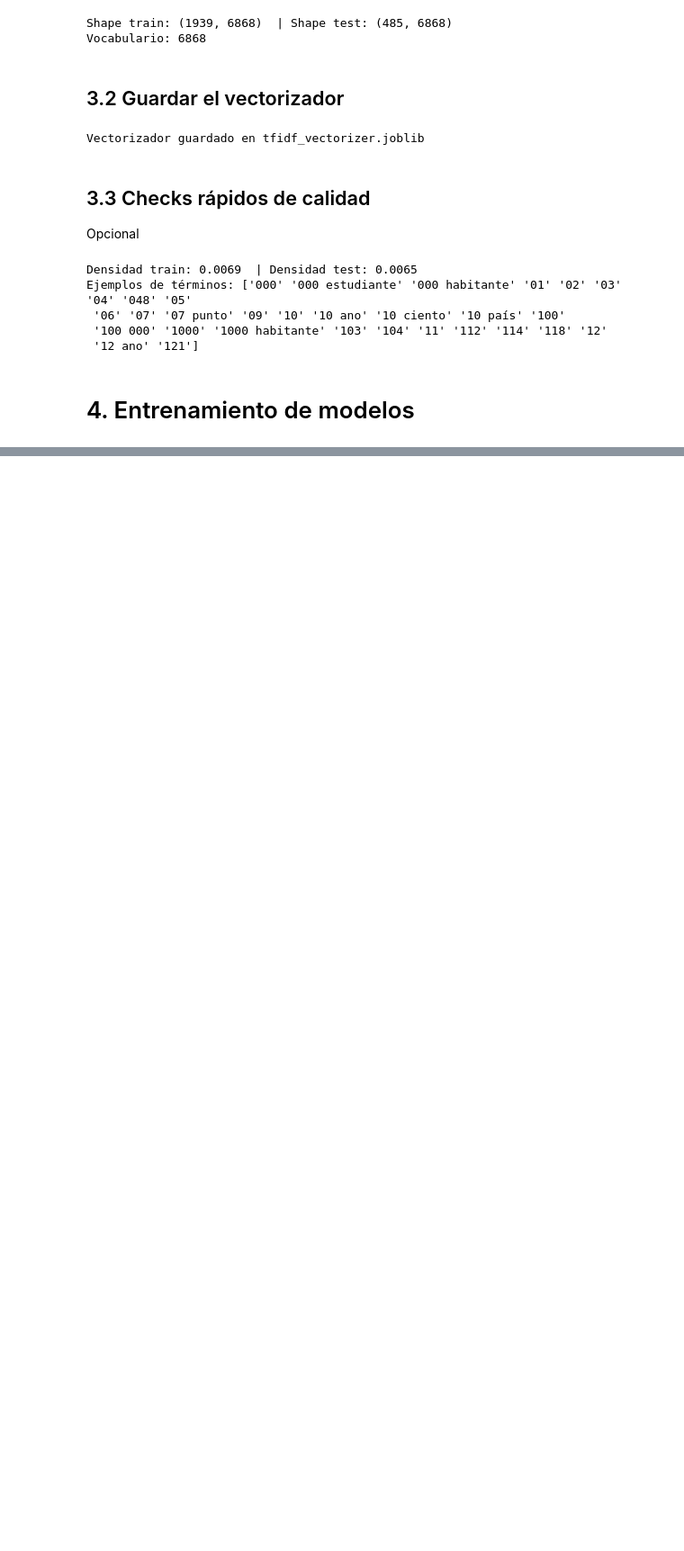
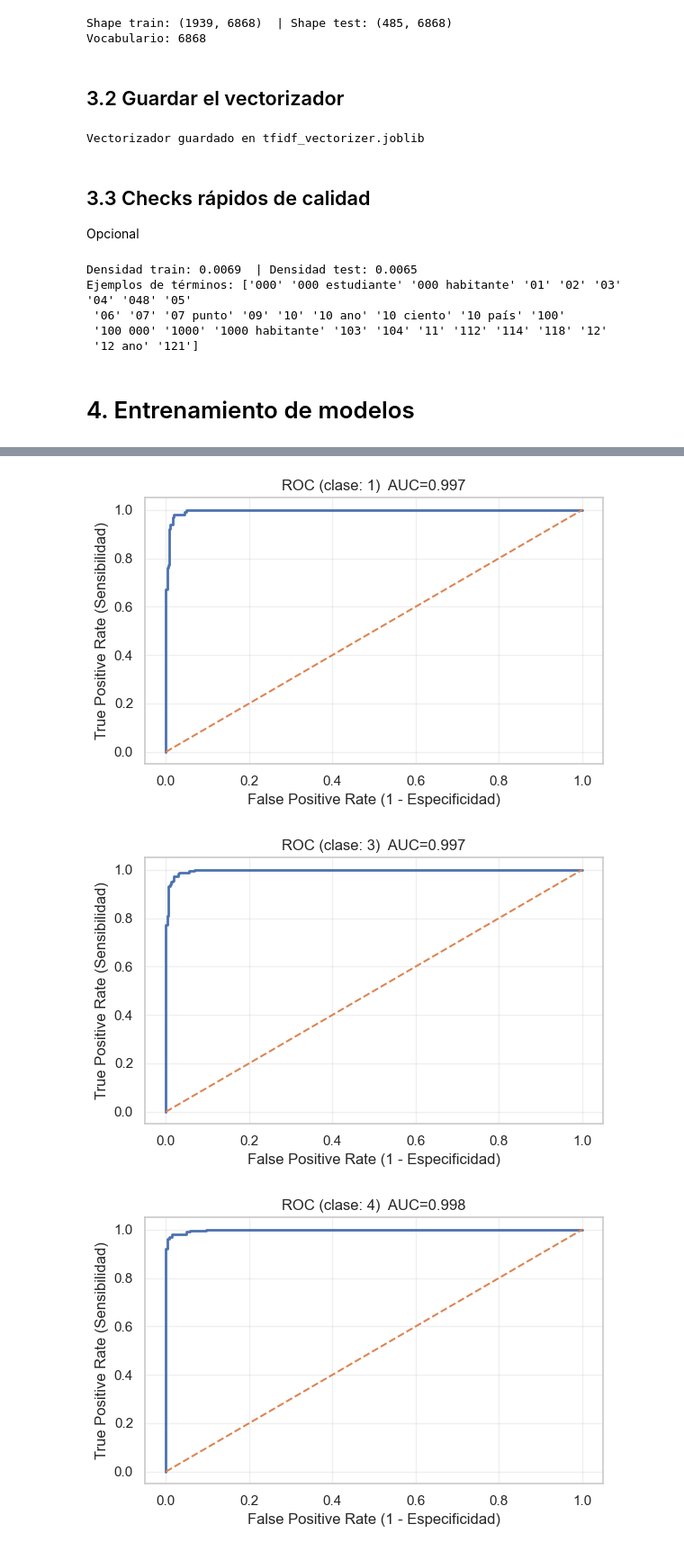
Before and after one commit to BI-2025-02/Proyecto-1-Etapa-1, a Jupyter notebook: P1_E1_V.1.0.ipynb, the cells around one changed output, grey strips where cells are left out. Shown at 90% size. Cells and saved outputs as stored; diff of their text form; code cells hidden in the pictures; blank space fills up the shorter version.

```diff
--- a/P1_E1_V.1.0.ipynb
+++ b/P1_E1_V.1.0.ipynb
@@ -491,0 +593,58 @@ Ejemplos de términos: ['000' '000 estudiante' '000 habitante' '01' '02' '03' '0
+# %%
+from sklearn.metrics import roc_curve, auc, roc_auc_score
+# Elige la X correcta
+X_eval = X_val_tfidf if 'X_val_tfidf' in globals() else X_val
+
+classes = logreg.classes_
+y_score = get_scores(logreg, X_eval)              # (n_muestras, n_clases)
+y_bin   = label_binarize(y_val, classes=classes)  # one-vs-rest
+
+# ROC por clase
+aucs = []
+for i, cls in enumerate(classes):
+    # si no hay positivos para esa clase en y_val, se omite
+    if y_bin[:, i].sum() == 0:
+        print(f"Clase {cls}: no hay positivos en y_val; se omite la curva.")
+        continue
+
+    fpr, tpr, _ = roc_curve(y_bin[:, i], y_score[:, i])
+    auc_i = auc(fpr, tpr)
+    aucs.append((cls, auc_i))
+
+    plt.figure(figsize=(6,4))
+    plt.plot(fpr, tpr, linewidth=2)
+    plt.plot([0,1], [0,1], linestyle="--")  # referencia azar
+    plt.xlabel("False Positive Rate (1 - Especificidad)")
+    plt.ylabel("True Positive Rate (Sensibilidad)")
+    plt.title(f"ROC (clase: {cls})  AUC={auc_i:.3f}")
+    plt.grid(True, alpha=0.3)
+    plt.tight_layout()
+    plt.show()
+
+# Micro-average (todas las clases combinadas)
+fpr_micro, tpr_micro, _ = roc_curve(y_bin.ravel(), y_score.ravel())
+auc_micro = auc(fpr_micro, tpr_micro)
+
+plt.figure(figsize=(6,4))
+plt.plot(fpr_micro, tpr_micro, linewidth=2, label=f"micro-average (AUC={auc_micro:.3f})")
+plt.plot([0,1], [0,1], linestyle="--")
+plt.xlabel("False Positive Rate")
+plt.ylabel("True Positive Rate")
+plt.title("ROC micro-average (multiclase)")
+plt.legend()
+plt.grid(True, alpha=0.3)
+plt.tight_layout()
+plt.show()
+
+# Macro AUC (promedio simple de AUC por clase)
+if aucs:
+    auc_macro = np.mean([v for _, v in aucs])
+    print("AUC por clase:")
+    for cls, v in aucs:
+        print(f"  {cls}: {v:.4f}")
+    print(f"\nAUC micro: {auc_micro:.4f}")
+    print(f"AUC macro: {auc_macro:.4f}")
+# %% [output]
+[figure, added]
+[figure, added]
+[figure, added]
```
Also changed, not shown: parts of 15 cells of this notebook, 1 other file.
